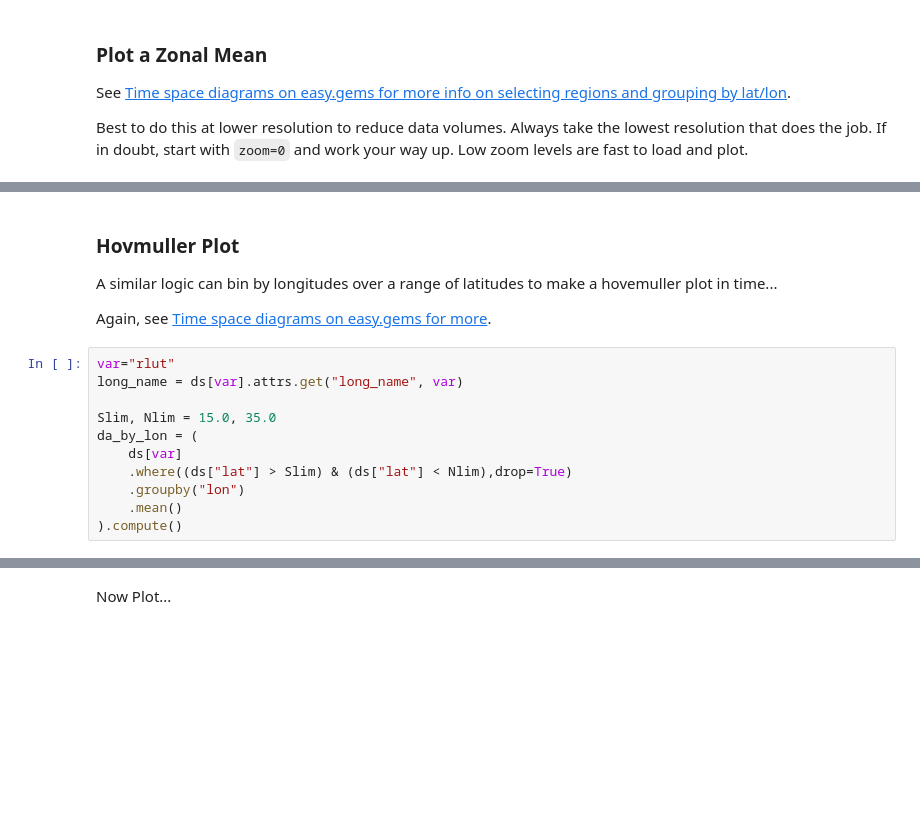
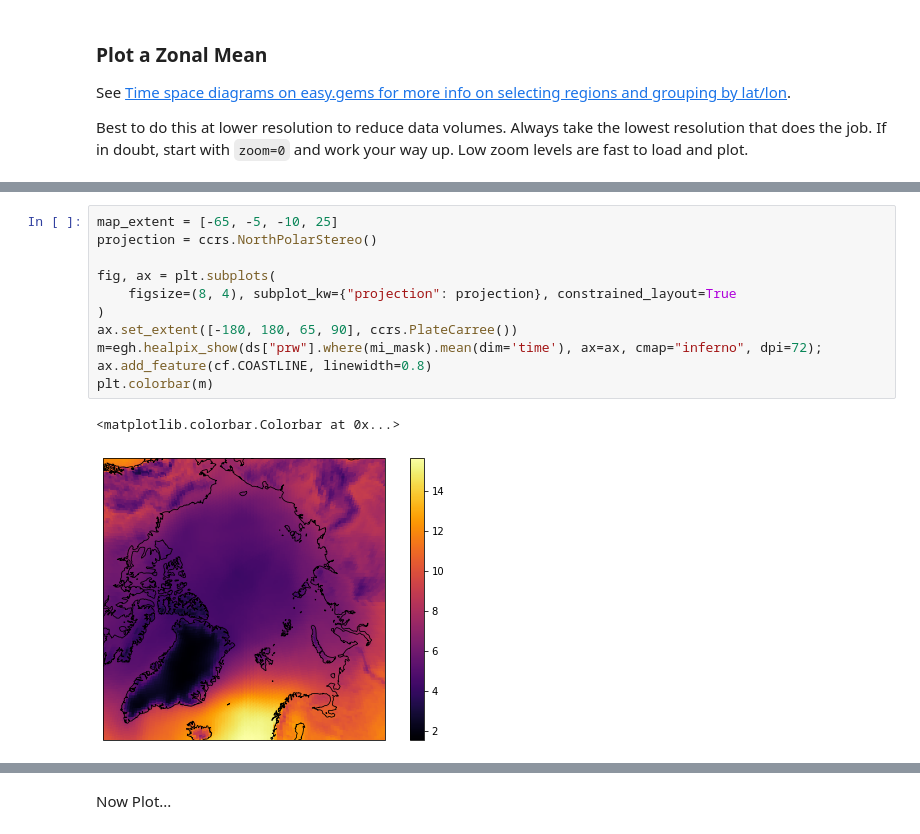
Before and after one commit to hauke-schmidt/hk25-teams-hs, a Jupyter notebook: hk25-IceSheet/prw_plot.ipynb, the cells around one changed output, grey strips where cells are left out. Drawn from its saved outputs; the diff is of its cells as text; blank space fills up the shorter version.

```diff
--- a/hk25-IceSheet/prw_plot.ipynb
+++ b/hk25-IceSheet/prw_plot.ipynb
@@ -178,16 +168,14 @@ nt
-# %% [markdown]
-### Hovmuller Plot
-A similar logic can bin by longitudes over a range of latitudes to make a hovemuller plot in time...
-
-Again, see [Time space diagrams on easy.gems for more](https://easy.gems.dkrz.de/Processing/healpix/time-space.html).
-# %%
-var="rlut"
-long_name = ds[var].attrs.get("long_name", var)
-
-Slim, Nlim = 15.0, 35.0
-da_by_lon = (
-    ds[var]
-    .where((ds["lat"] > Slim) & (ds["lat"] < Nlim),drop=True)
-    .groupby("lon")
-    .mean()
-).compute()
+# %%
+map_extent = [-65, -5, -10, 25]
+projection = ccrs.NorthPolarStereo()
+
+fig, ax = plt.subplots(
+    figsize=(8, 4), subplot_kw={"projection": projection}, constrained_layout=True
+)
+ax.set_extent([-180, 180, 65, 90], ccrs.PlateCarree())
+m=egh.healpix_show(ds["prw"].where(mi_mask).mean(dim='time'), ax=ax, cmap="inferno", dpi=72);
+ax.add_feature(cf.COASTLINE, linewidth=0.8)
+plt.colorbar(m)
+# %% [output]
+<matplotlib.colorbar.Colorbar at 0x...>
+[figure, added]
```
Also changed, not shown: parts of 14 cells of this notebook.
